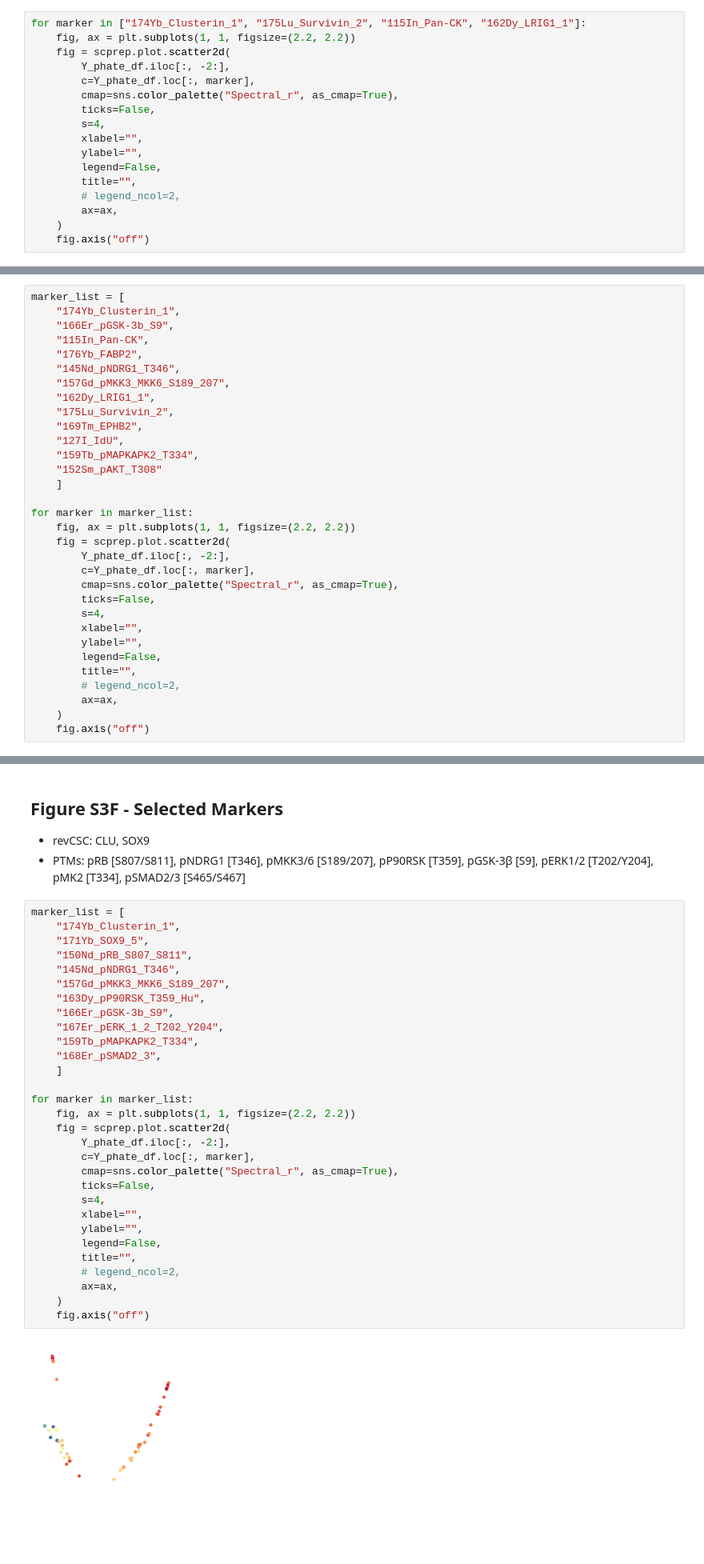
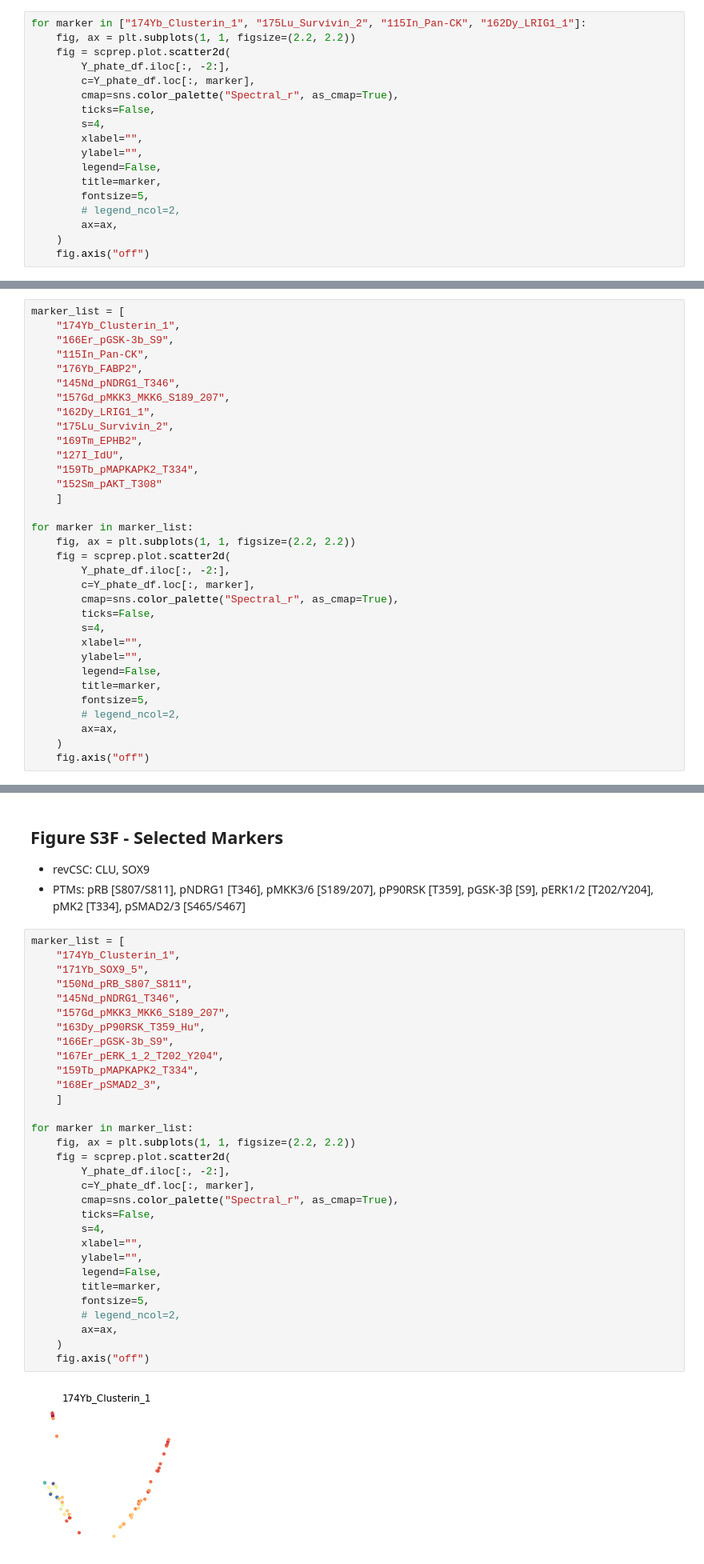
Before and after one commit to TAPE-Lab/Qin-CardosoRodriguez-et-al, a Jupyter notebook: Figure3_4-S3_S4/WENR Permutation/wenr-permutation_fig-3-4-s3-s4.ipynb, the cells around one changed output, grey strips where cells are left out. Shown at 80% size. Saved outputs shown, nothing was run; the diff lists cells and outputs as text; blank space fills up the shorter version.

```diff
--- a/Figure3_4-S3_S4/WENR Permutation/wenr-permutation_fig-3-4-s3-s4.ipynb
+++ b/Figure3_4-S3_S4/WENR Permutation/wenr-permutation_fig-3-4-s3-s4.ipynb
@@ -403,7 +402,8 @@ for marker in ["174Yb_Clusterin_1", "175Lu_Survivin_2", "115In_Pan-CK", "162Dy_L
         xlabel="",
         ylabel="",
         legend=False,
-        title="",
+        title=marker,
+        fontsize=5,
         # legend_ncol=2,
         ax=ax,
     )
@@ -562,7 +562,8 @@ for marker in marker_list:
         xlabel="",
         ylabel="",
         legend=False,
-        title="",
+        title=marker,
+        fontsize=5,
         # legend_ncol=2,
         ax=ax,
     )
@@ -724,32 +725,33 @@ fig.axis('off')
 # %%
 marker_list = [
     "174Yb_Clusterin_1",
     "171Yb_SOX9_5",
     "150Nd_pRB_S807_S811",
     "145Nd_pNDRG1_T346",
     "157Gd_pMKK3_MKK6_S189_207",
     "163Dy_pP90RSK_T359_Hu",
     "166Er_pGSK-3b_S9",
     "167Er_pERK_1_2_T202_Y204",
     "159Tb_pMAPKAPK2_T334",
     "168Er_pSMAD2_3",
     ]
 
 for marker in marker_list:
     fig, ax = plt.subplots(1, 1, figsize=(2.2, 2.2))
     fig = scprep.plot.scatter2d(
         Y_phate_df.iloc[:, -2:],
         c=Y_phate_df.loc[:, marker],
         cmap=sns.color_palette("Spectral_r", as_cmap=True),
         ticks=False,
         s=4,
         xlabel="",
         ylabel="",
         legend=False,
-        title="",
+        title=marker,
+        fontsize=5,
         # legend_ncol=2,
         ax=ax,
     )
     fig.axis("off")
 # %% [output]
-[figure, old version]
+[figure, new version]
```
Also changed, not shown: parts of 18 cells of this notebook, 7 other files.
